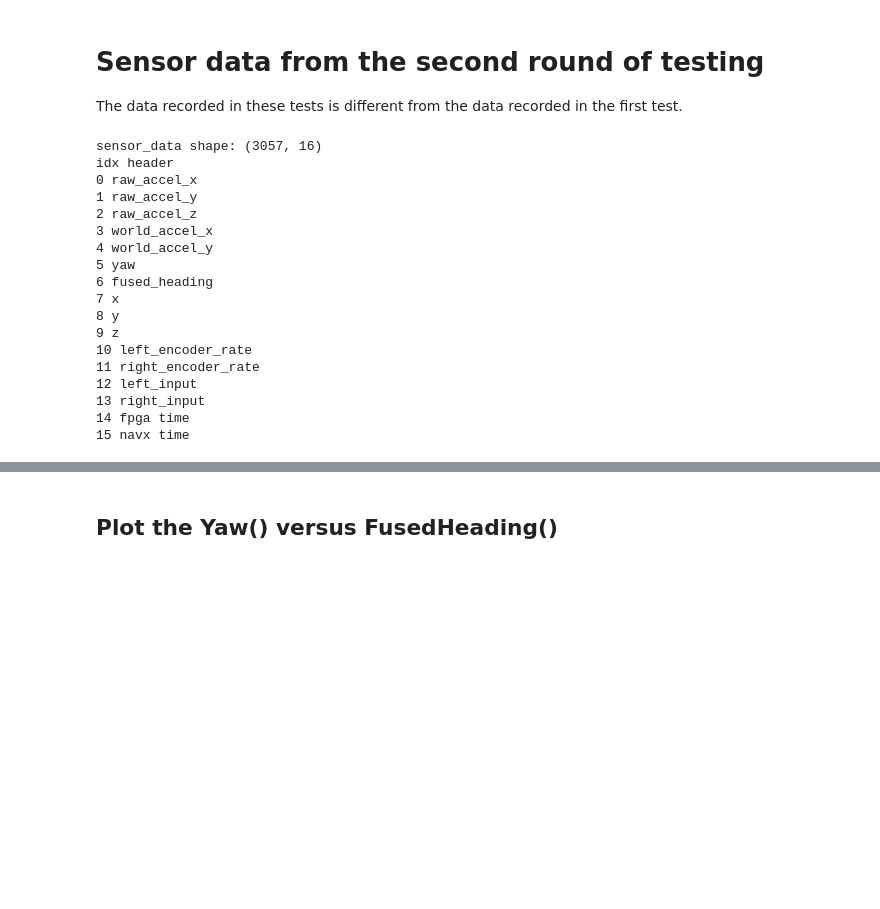
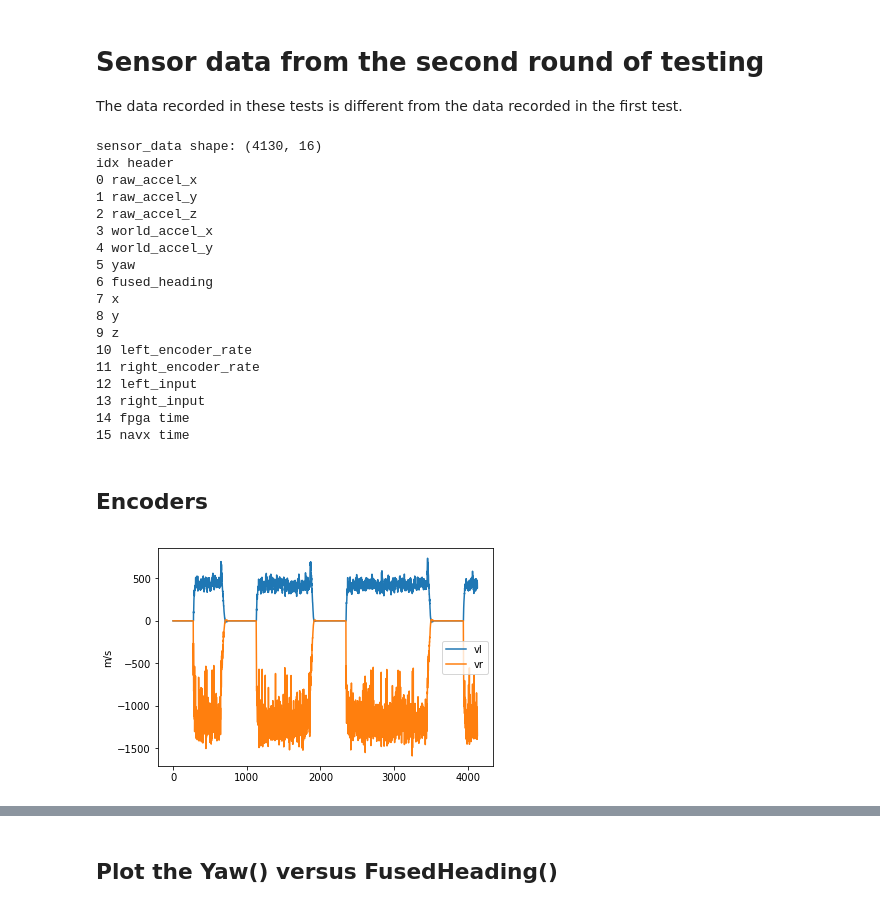
Before and after one commit to PHIL-MQP/phil, a Jupyter notebook: python/notebooks/Practice Field Data Analysis.ipynb, the cells around one changed output, grey strips where cells are left out. Saved outputs shown, nothing was run; the diff lists cells and outputs as text; code cells hidden in the pictures; blank space fills up the shorter version.

```diff
--- a/python/notebooks/Practice Field Data Analysis.ipynb
+++ b/python/notebooks/Practice Field Data Analysis.ipynb
@@ -82,7 +82,7 @@ If you play this along side the video of the robot you can see they seem quite r
 
 The data recorded in these tests is different from the data recorded in the first test.
 # %%
-reader = csv.reader(open("./recorded_sensor_data/field_data_2/drive_3/mocap_data-57.122.csv", 'r'))  # not actually mocap data
+reader = csv.reader(open("./recorded_sensor_data/field_data_2/auto/mocap_data-175.173.csv", 'r'))  # not actually mocap data
 headers = next(reader)
 sensor_data = []
 for idx, row in enumerate(reader):
@@ -99,7 +99,7 @@ print("idx header")
 for i, h in enumerate(headers):
     print(i, h)
 # %% [output]
-sensor_data shape: (3057, 16)
+sensor_data shape: (4130, 16)
 idx header
 0 raw_accel_x
 1 raw_accel_y
@@ -117,3 +117,14 @@ idx header
 13 right_input
 14 fpga time
 15 navx time
+# %% [markdown]
+## Encoders
+# %%
+plt.figure()
+plt.plot(sensor_data[:,10], label='vl')
+plt.plot(sensor_data[:,11], label='vr')
+plt.legend()
+plt.ylabel("m/s")
+plt.show()
+# %% [output]
+[figure, added]
```
Also changed, not shown: parts of 7 cells of this notebook, 10 other files.
